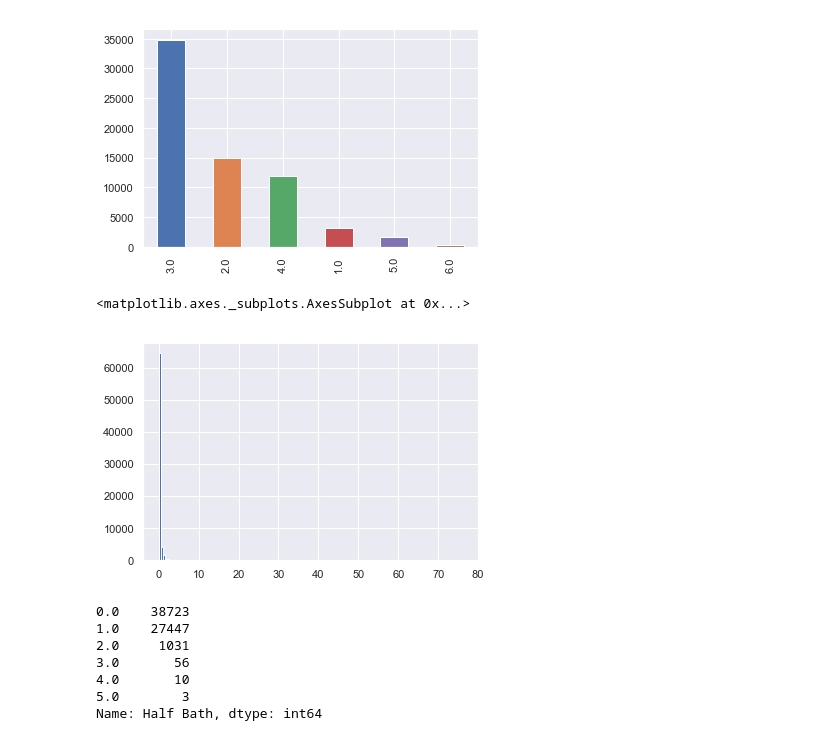
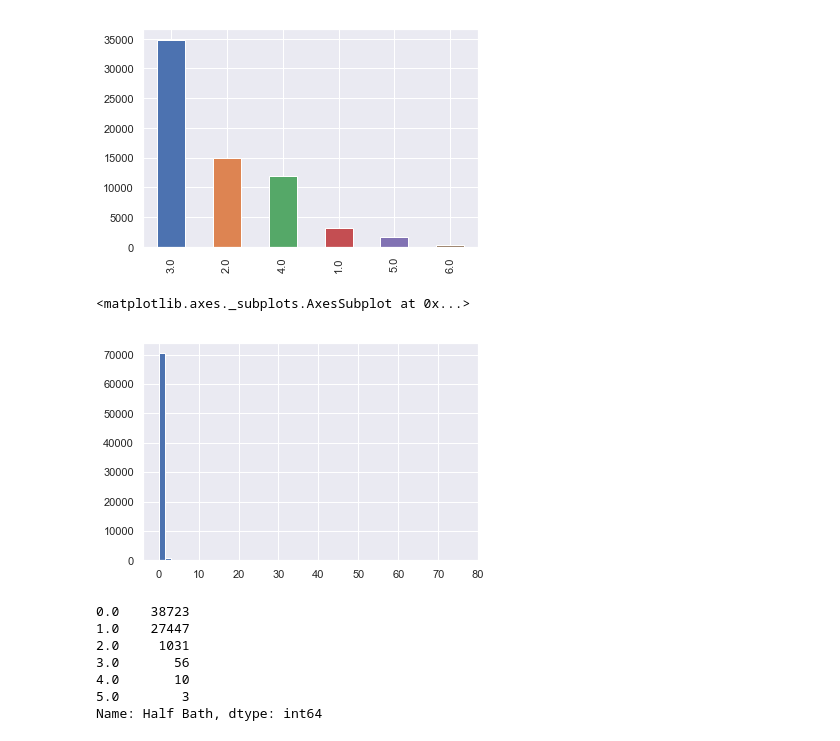
Before and after one commit to drewlehe/Nashville, a Jupyter notebook: MergedAnalysis.ipynb, the cells around one changed output. Saved outputs shown, nothing was run; the diff lists cells and outputs as text; code cells hidden in the pictures.

```diff
--- a/MergedAnalysis.ipynb
+++ b/MergedAnalysis.ipynb
@@ -139,12 +145,12 @@ df.Beds.value_counts()[:6].plot('bar')
 <matplotlib.axes._subplots.AxesSubplot at 0x...>
 [figure]
 # %%
-df['Land Area Acres'].hist(bins=150)
+df['Land Area Acres'].hist(bins=50)
 #We have some outliers, consider removing
 #Important observation: the vsat majority of these units are multifamily (land area of 0)
 # %% [output]
 <matplotlib.axes._subplots.AxesSubplot at 0x...>
-[figure, old version]
+[figure, new version]
 # %%
 #Add 0.5 to Baths for each "half bath" listed?
 #Or not. This is a potential indicator of PPSF
```
Also changed, not shown: parts of 5 cells of this notebook.
